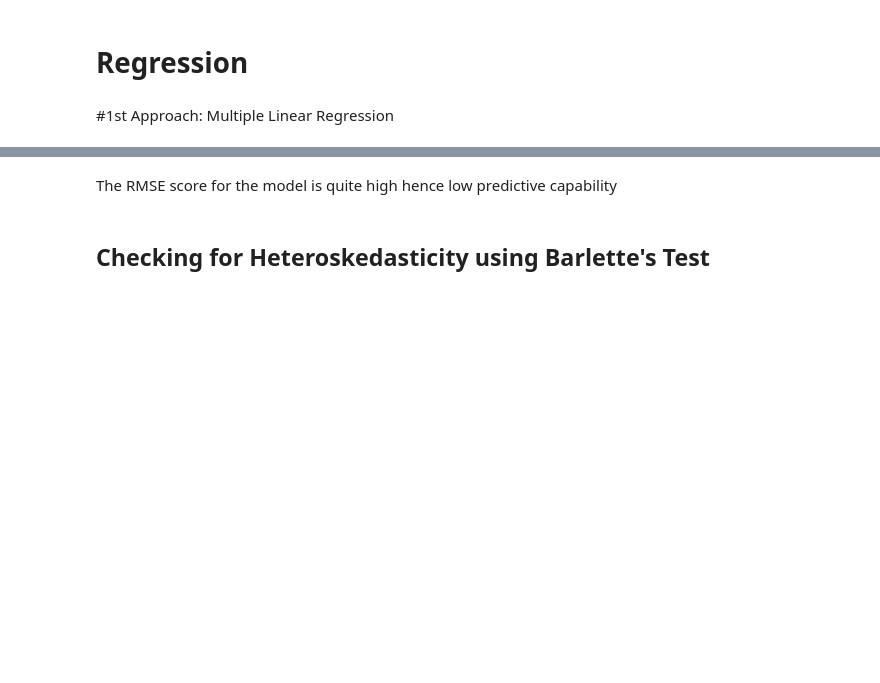
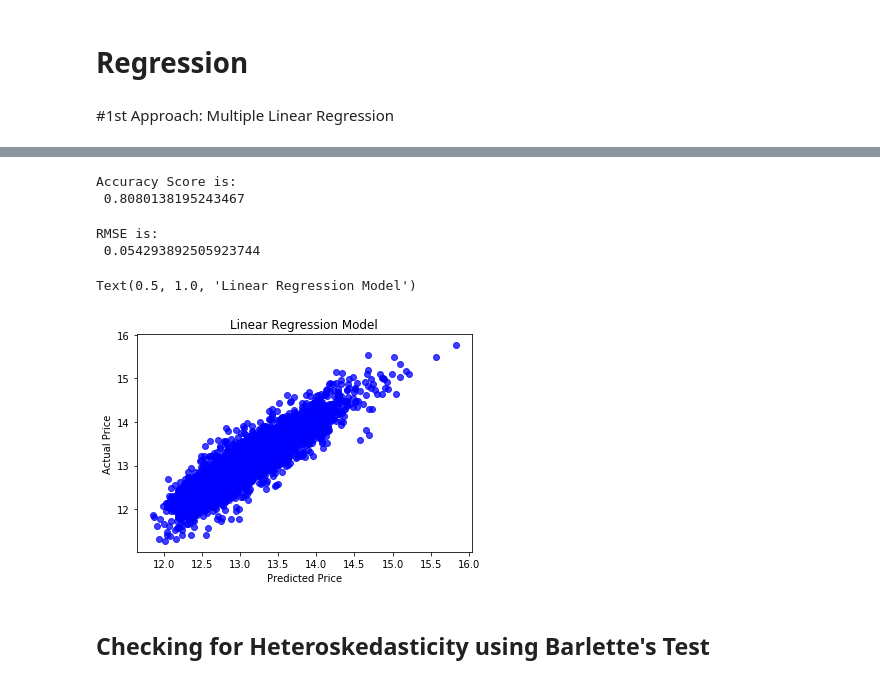
Before and after one commit to vivianusdjpy/Supervised-Learning-with-Various-Regression-Techniques, a Jupyter notebook: Supervised_Learning_using_various_Regression_Techniques.ipynb, the cells around one changed output, grey strips where cells are left out. Drawn from its saved outputs; the diff is of its cells as text; code cells hidden in the pictures; blank space fills up the shorter version.

Commit message:
Regression

```diff
--- a/Supervised_Learning_using_various_Regression_Techniques.ipynb
+++ b/Supervised_Learning_using_various_Regression_Techniques.ipynb
@@ -600,5 +580,45 @@ plt.show()
-# %% [markdown]
-The RMSE score for the model is quite high hence low predictive capability
+# %%
+# Linear Model for the  train and test
+data8 = data7
+# b represents the dependent variable while A represents the independent variables
+b = np.log(data8.price)
+A = data8.drop(['price'], axis=1)
+# %%
+#splitting the dataset into train and test.
+#the test data is 33% while the train data is 67%
+from sklearn.model_selection import train_test_split
+X_train, X_test, y_train, y_test = train_test_split(
+                                    A, b, random_state=42, test_size=.33)
+# %%
+from sklearn import ensemble
+lr = ensemble.GradientBoostingRegressor()
+model = lr.fit(X_train, y_train)
+print ("Accuracy Score is: \n", model.score(X_test, y_test))
+#the models accuracy is 80.8% meaning that it is a good predictor
+# %% [output]
+Accuracy Score is:
+ 0.8080138195243467
+# %%
+
+predictions = model.predict(X_test)
+from sklearn.metrics import mean_squared_error
+print ('RMSE is: \n', mean_squared_error(y_test, predictions))
+#the mean squred error for the model is quite low hence confirming the previous findings of its predictive
+#capabilities given by the accuracy score
+# %% [output]
+RMSE is:
+ 0.054293892505923744
+# %%
+actual_values = y_test
+plt.scatter(predictions, actual_values, alpha=.75,
+            color='b') #alpha helps to show overlapping data
+plt.xlabel('Predicted Price')
+plt.ylabel('Actual Price')
+plt.title('Linear Regression Model')
+#pltrandom_state=None.show()
+# %% [output]
+Text(0.5, 1.0, 'Linear Regression Model')
+[figure, added]
 # %% [markdown]
 ## Checking for Heteroskedasticity using Barlette's Test
 # %%
```
Also changed, not shown: parts of 32 cells of this notebook.
